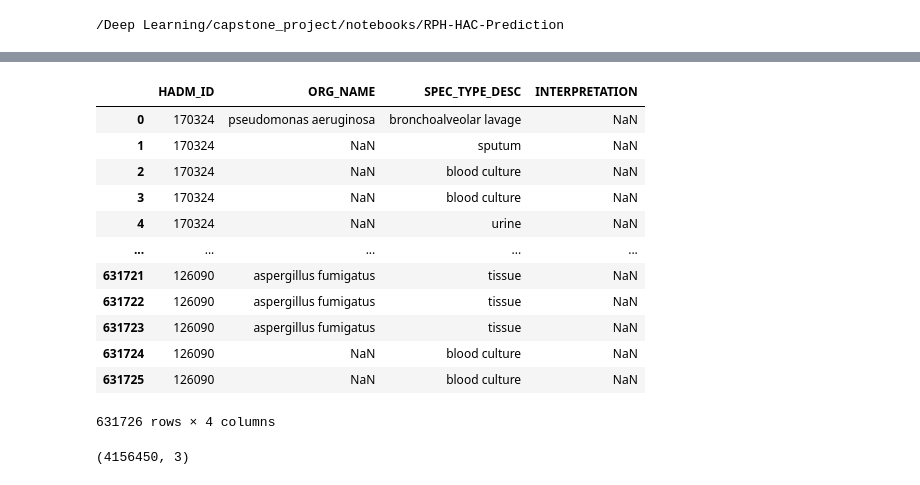
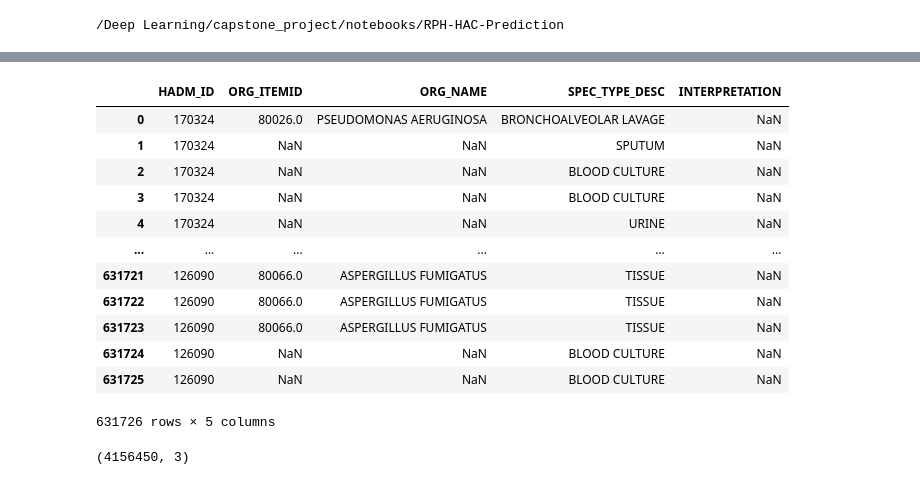
Before and after one commit to jiaminho/RPH-HAC-Prediction, a Jupyter notebook: leon_simple.ipynb, the cells around one changed output, grey strips where cells are left out. Saved outputs shown, nothing was run; the diff lists cells and outputs as text; code cells hidden in the pictures.

```diff
--- a/leon_simple.ipynb
+++ b/leon_simple.ipynb
@@ -64,13 +67,13 @@ def itemid_name_unique_values(df, column_itemid, column_desc):
 micro = pd.read_csv('/Deep Learning/capstone_project/Data/MICROBIOLOGYEVENTS.csv')
 
 # perform basic regex
-basic_regex(micro, 'ORG_NAME')
-basic_regex(micro, 'SPEC_TYPE_DESC')
+# basic_regex(micro, 'ORG_NAME')
+# basic_regex(micro, 'SPEC_TYPE_DESC')
 
-# deal with na values
-# micro['ORG_NAME'].fillna('no organism specified', inplace=True)
-# micro['AB_NAME'].fillna('no AB', inplace=True)
-# micro['INTERPRETATION'].fillna('NI', inplace=True)  # make na values equate to NI (No Interpretation)
+# # deal with na values
+# # micro['ORG_NAME'].fillna('no organism specified', inplace=True)
+# # micro['AB_NAME'].fillna('no AB', inplace=True)
+# # micro['INTERPRETATION'].fillna('NI', inplace=True)  # make na values equate to NI (No Interpretation)
 
-# create a new column splitting the isolate_num into three groups, no_isolate 0, 1, and > 1 (2)
-micro['ISOLATE_GROUP'] = np.where(micro['ISOLATE_NUM'].isna(), 0, np.where(micro['ISOLATE_NUM'] == 1, 1, 2))
+# # create a new column splitting the isolate_num into three groups, no_isolate 0, 1, and > 1 (2)
+# micro['ISOLATE_GROUP'] = np.where(micro['ISOLATE_NUM'].isna(), 0, np.where(micro['ISOLATE_NUM'] == 1, 1, 2))
@@ -77,20 +108,20 @@ micro['ISOLATE_GROUP'] = np.where(micro['ISOLATE_NUM'].isna(), 0, np.where(micro
 # %%
-micro_filtered = micro[['HADM_ID', 'ORG_NAME', 'SPEC_TYPE_DESC', 'INTERPRETATION']]
+micro_filtered = micro[['HADM_ID', 'ORG_ITEMID', 'ORG_NAME', 'SPEC_TYPE_DESC', 'INTERPRETATION']]
 micro_filtered
 # %% [output]
-|  | HADM_ID | ORG_NAME | SPEC_TYPE_DESC | INTERPRETATION |
-| 0 | 170324 | pseudomonas aeruginosa | bronchoalveolar lavage | NaN |
-| 1 | 170324 | NaN | sputum | NaN |
-| 2 | 170324 | NaN | blood culture | NaN |
-| 3 | 170324 | NaN | blood culture | NaN |
-| 4 | 170324 | NaN | urine | NaN |
-| ... | ... | ... | ... | ... |
-| 631721 | 126090 | aspergillus fumigatus | tissue | NaN |
-| 631722 | 126090 | aspergillus fumigatus | tissue | NaN |
-| 631723 | 126090 | aspergillus fumigatus | tissue | NaN |
-| 631724 | 126090 | NaN | blood culture | NaN |
-| 631725 | 126090 | NaN | blood culture | NaN |
+|  | HADM_ID | ORG_ITEMID | ORG_NAME | SPEC_TYPE_DESC | INTERPRETATION |
+| 0 | 170324 | 80026.0 | PSEUDOMONAS AERUGINOSA | BRONCHOALVEOLAR LAVAGE | NaN |
+| 1 | 170324 | NaN | NaN | SPUTUM | NaN |
+| 2 | 170324 | NaN | NaN | BLOOD CULTURE | NaN |
+| 3 | 170324 | NaN | NaN | BLOOD CULTURE | NaN |
+| 4 | 170324 | NaN | NaN | URINE | NaN |
+| ... | ... | ... | ... | ... | ... |
+| 631721 | 126090 | 80066.0 | ASPERGILLUS FUMIGATUS | TISSUE | NaN |
+| 631722 | 126090 | 80066.0 | ASPERGILLUS FUMIGATUS | TISSUE | NaN |
+| 631723 | 126090 | 80066.0 | ASPERGILLUS FUMIGATUS | TISSUE | NaN |
+| 631724 | 126090 | NaN | NaN | BLOOD CULTURE | NaN |
+| 631725 | 126090 | NaN | NaN | BLOOD CULTURE | NaN |
-631726 rows × 4 columns
+631726 rows × 5 columns
 # %%
 prescriptions = pd.read_csv('/Deep Learning/capstone_project/Data/PRESCRIPTIONS.csv', low_memory=False)
 # %%
```
Also changed, not shown: parts of 3 cells of this notebook, 1 other file.
